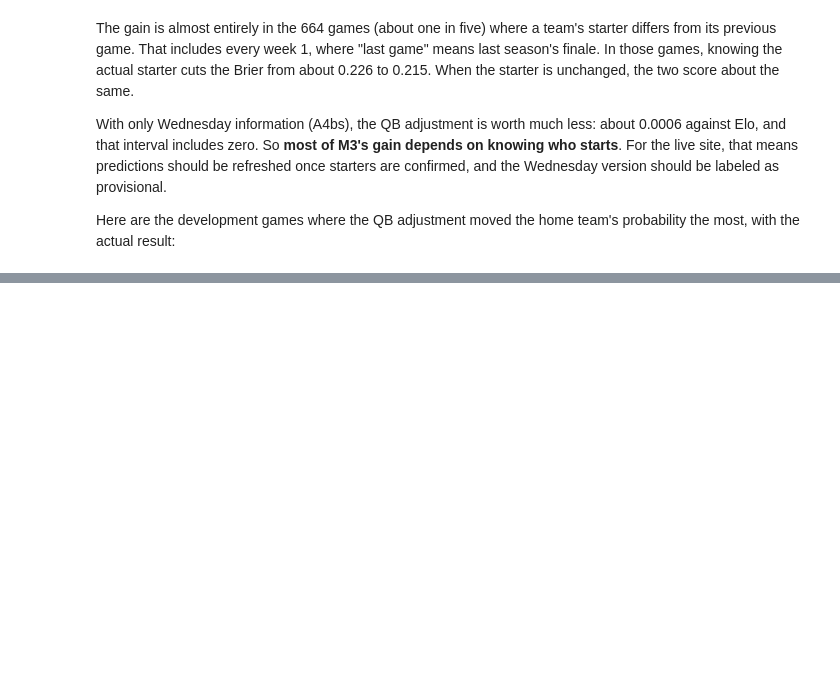
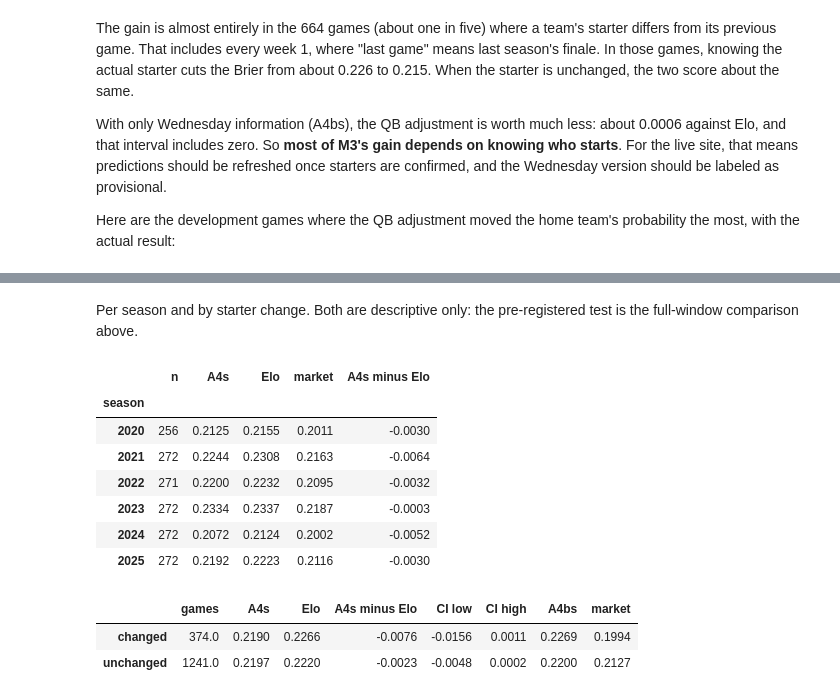
Before and after one commit to walk-the-program/NFLELO, a Jupyter notebook: notebooks/03_m3_results.ipynb, the cells around one changed output, grey strips where cells are left out. Cells and saved outputs as stored; diff of their text form; code cells hidden in the pictures; blank space fills up the shorter version.

```diff
--- a/notebooks/03_m3_results.ipynb
+++ b/notebooks/03_m3_results.ipynb
@@ -294,0 +300,9 @@ pd.DataFrame({"home QB": top["home_qb_name"], "away QB": top["away_qb_name"],
+# %%
+so = {}
+for r in registry.load_runs():                      # newest sign-off run per model
+    if r["label"] == "holdout" and r["name"].startswith("m3_signoff_"):
+        so[r["name"][len("m3_signoff_"):]] = r
+assert len({r["games_hash"] for r in so.values()}) == 1, "sign-off rows must be scored on identical games"
+print(f"REG 2020-2025 games with moneylines: n = {so['A4s']['n']}, games hash {so['A4s']['games_hash'][:16]}, "
+      f"holdout flag {so['A4s']['holdout']}")
+pd.DataFrame({k: so[k]["metrics"] for k in ["A4s", "elo_v2", "market", "A4bs"]}).T[["brier", "logloss", "accuracy", "ece"]].round(4)
@@ -294,0 +327,22 @@ pd.DataFrame({"home QB": top["home_qb_name"], "away QB": top["away_qb_name"],
+# %% [markdown]
+Per season and by starter change. Both are descriptive only: the pre-registered test is the full-window comparison above.
+# %%
+per = pd.DataFrame(so["A4s"]["per_season"]).set_index("season")
+per["A4s minus Elo"] = per["brier_A4s"] - per["brier_elo_v2"]
+display(per.rename(columns={"brier_A4s": "A4s", "brier_elo_v2": "Elo", "brier_market": "market"}).round(4))
+sp = so["A4s"]["starter_split"]
+pd.DataFrame({k: {"games": v["n"], "A4s": v["brier_A4s"], "Elo": v["brier_elo"], "A4s minus Elo": v["diff"],
+                  "CI low": v["ci_low"], "CI high": v["ci_high"], "A4bs": v["brier_A4bs"], "market": v["brier_market"]}
+              for k, v in sp.items()}).T.round(4)
+# %% [output]
+|  | n | A4s | Elo | market | A4s minus Elo |
+| season |  |  |  |  |  |
+| 2020 | 256 | 0.2125 | 0.2155 | 0.2011 | -0.0030 |
+| 2021 | 272 | 0.2244 | 0.2308 | 0.2163 | -0.0064 |
+| 2022 | 271 | 0.2200 | 0.2232 | 0.2095 | -0.0032 |
+| 2023 | 272 | 0.2334 | 0.2337 | 0.2187 | -0.0003 |
+| 2024 | 272 | 0.2072 | 0.2124 | 0.2002 | -0.0052 |
+| 2025 | 272 | 0.2192 | 0.2223 | 0.2116 | -0.0030 |
+|  | games | A4s | Elo | A4s minus Elo | CI low | CI high | A4bs | market |
+| changed | 374.0 | 0.2190 | 0.2266 | -0.0076 | -0.0156 | 0.0011 | 0.2269 | 0.1994 |
+| unchanged | 1241.0 | 0.2197 | 0.2220 | -0.0023 | -0.0048 | 0.0002 | 0.2200 | 0.2127 |
```
Also changed, not shown: parts of 7 cells of this notebook, 7 other files.
